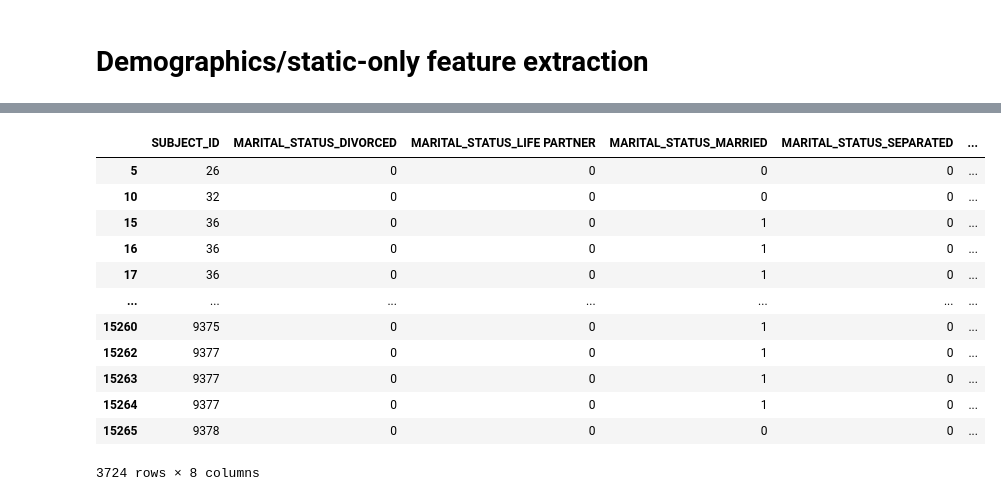
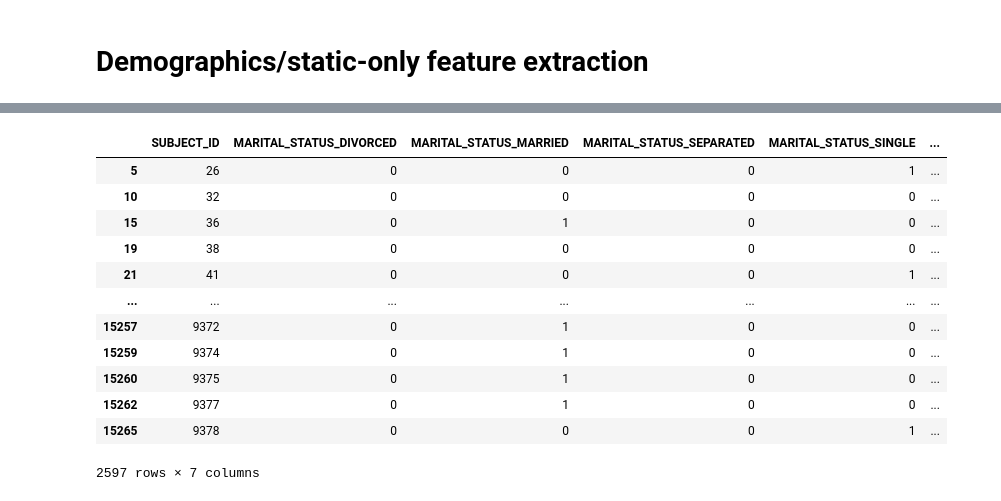
Before and after one commit to zhiyue13/cobalt, a Jupyter notebook: Demographic Features Extraction.ipynb, the cells around one changed output, grey strips where cells are left out. Cells and saved outputs as stored; diff of their text form; code cells hidden in the pictures.

```diff
--- a/Demographic Features Extraction.ipynb
+++ b/Demographic Features Extraction.ipynb
@@ -37,6 +19,9 @@ cohort = pd.concat(cohort_df, ignore_index=True)
 # %%
-#  getting subject ids from cohort files
-patient_ids = cohort['subject_id']
+# path with all files
+path = "C:/Users/mnigc/Documents/PCM/"
+patient_ids=pd.read_csv('Matchedsubjectidnumerics.csv')
+expired=patient_ids['Subject_id_dead'].dropna()
+alive=patient_ids['Subject_id_alive'].dropna()
 
 # get unique patient ids
 unique_ids=np.unique(patient_ids)
@@ -82,24 +112,25 @@ ethnicities[ethnicities['SUBJECT_ID'].isin(unique_ids)]
 # %%
 # Get marital status
 marital_status=admissions[['SUBJECT_ID','MARITAL_STATUS']]
 # One hot encoding
 marital_status = pd.get_dummies(marital_status, columns=['MARITAL_STATUS'])
+marital_status=marital_status.drop_duplicates(subset=['SUBJECT_ID'])
 # Marital status for patient subset
-marital_status[marital_status['SUBJECT_ID'].isin(unique_ids)]
+marital_status=marital_status[marital_status['SUBJECT_ID'].isin(unique_ids)]
 # %% [output]
-|  | SUBJECT_ID | MARITAL_STATUS_DIVORCED | MARITAL_STATUS_LIFE PARTNER | MARITAL_STATUS_MARRIED | MARITAL_STATUS_SEPARATED | ... |
-| 5 | 26 | 0 | 0 | 0 | 0 | ... |
+|  | SUBJECT_ID | MARITAL_STATUS_DIVORCED | MARITAL_STATUS_MARRIED | MARITAL_STATUS_SEPARATED | MARITAL_STATUS_SINGLE | ... |
+| 5 | 26 | 0 | 0 | 0 | 1 | ... |
 | 10 | 32 | 0 | 0 | 0 | 0 | ... |
-| 15 | 36 | 0 | 0 | 1 | 0 | ... |
-| 16 | 36 | 0 | 0 | 1 | 0 | ... |
-| 17 | 36 | 0 | 0 | 1 | 0 | ... |
+| 15 | 36 | 0 | 1 | 0 | 0 | ... |
+| 19 | 38 | 0 | 0 | 0 | 0 | ... |
+| 21 | 41 | 0 | 0 | 0 | 1 | ... |
 | ... | ... | ... | ... | ... | ... | ... |
-| 15260 | 9375 | 0 | 0 | 1 | 0 | ... |
-| 15262 | 9377 | 0 | 0 | 1 | 0 | ... |
-| 15263 | 9377 | 0 | 0 | 1 | 0 | ... |
-| 15264 | 9377 | 0 | 0 | 1 | 0 | ... |
-| 15265 | 9378 | 0 | 0 | 0 | 0 | ... |
+| 15257 | 9372 | 0 | 1 | 0 | 0 | ... |
+| 15259 | 9374 | 0 | 1 | 0 | 0 | ... |
+| 15260 | 9375 | 0 | 1 | 0 | 0 | ... |
+| 15262 | 9377 | 0 | 1 | 0 | 0 | ... |
+| 15265 | 9378 | 0 | 0 | 0 | 1 | ... |
-3724 rows × 8 columns
+2597 rows × 7 columns
 # %%
 # Get admission type
 admit_type=admissions[['SUBJECT_ID','ADMISSION_TYPE']]
```
Also changed, not shown: parts of 16 cells of this notebook.
